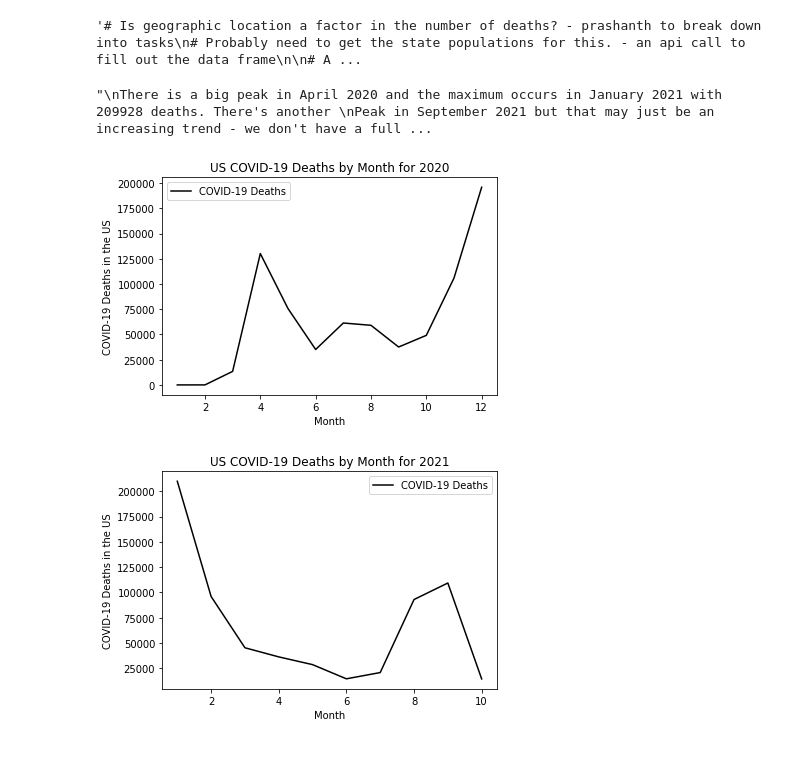
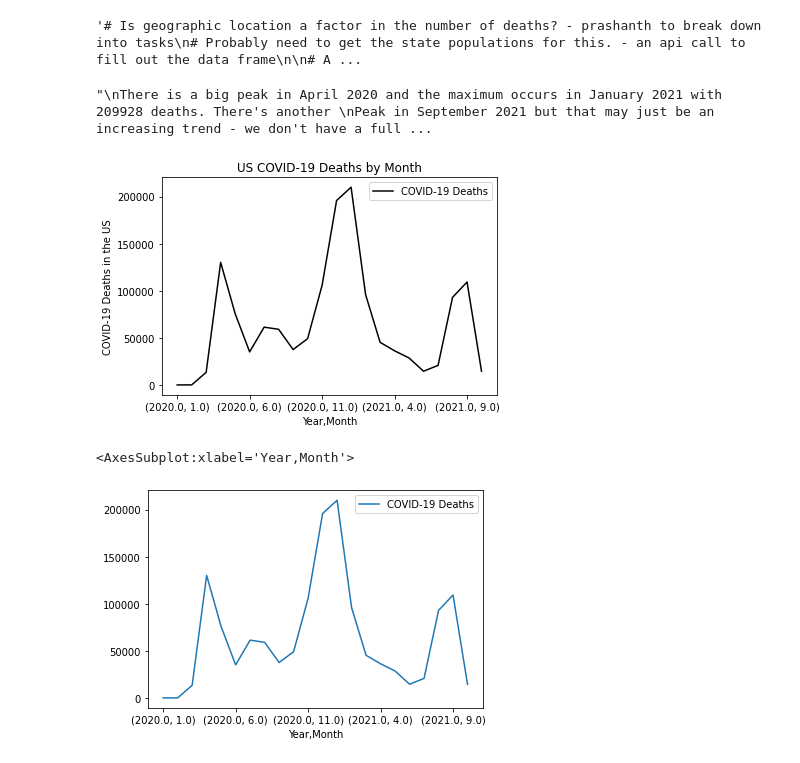
Before and after one commit to randallwvr90/Covid-Deaths-Analysis, a Jupyter notebook: Initial_AgeAndSex.ipynb, the cells around one changed output. Cells and saved outputs as stored; diff of their text form; code cells hidden in the pictures.

```diff
--- a/Initial_AgeAndSex.ipynb
+++ b/Initial_AgeAndSex.ipynb
@@ -172,37 +172,32 @@ placeholder
 # %%
 # Time - what period was the peak of covid mortality?
 # How many waves were there?
 
 # Tasks:
 # Create a dataframe for covid-19 death count by months - Randy
 # There's probably a cleaner way to to it but I'm going to make a df for 2020 and another one for 2021
-ageSex2020DF = ageSexDF.loc[ageSexDF["Year"] == 2020]
-ageSex2021DF = ageSexDF.loc[ageSexDF["Year"] == 2021]
-monthlyDeaths2020DF = pd.DataFrame(ageSex2020DF.groupby(by="Month").sum() ["COVID-19 Deaths"])
-monthlyDeaths2021DF = pd.DataFrame(ageSex2021DF.groupby(by="Month").sum() ["COVID-19 Deaths"])
-monthlyDeaths2020DF
 
-# Draw a line chart (Year-Monnth Vs. Covid-19 Death count) - Randy
-monthlyDeaths2020DF.plot(color = 'black')
+monthlyDeathsDF = pd.DataFrame(ageSexDF.groupby(by=["Year","Month"]).sum() ["COVID-19 Deaths"])
+monthlyDeathsDF.plot(color = 'black')
 plt.ylabel("COVID-19 Deaths in the US")
-plt.title("US COVID-19 Deaths by Month for 2020")
-plt.savefig("Charts/covid_19_deaths_by_month_2020_line.png")
+plt.title("US COVID-19 Deaths by Month")
+plt.savefig("Charts/covid_19_deaths_by_month_line.png")
 
 
-
-monthlyDeaths2021DF.plot(color = 'black')
-plt.ylabel("COVID-19 Deaths in the US")
-plt.title("US COVID-19 Deaths by Month for 2021")
-plt.savefig("Charts/covid_19_deaths_by_month_2021_line.png")
 
 # Analyze and summarize the findings -  Determine the peaks in the death count by examining the line chart - Randy
 '''
 There is a big peak in April 2020 and the maximum occurs in January 2021 with 209928 deaths. There's another
 Peak in September 2021 but that may just be an increasing trend - we don't have a full month of data for October 2021 yet.
 '''
 
-# to do: change x axis labels to the actual month names, add y axis title, save plots
+# to do: change x axis labels to the actual month names, add y axis title, save plots, fill under the line with color?
 # %% [output]
 "\nThere is a big peak in April 2020 and the maximum occurs in January 2021 with 209928 deaths. There's another \nPeak in September 2021 but that may just be an increasing trend - we don't have a full ...
-[figure, old version]
+[figure, new version]
-[figure, removed]
+# %%
+monthlyDeathsDF = pd.DataFrame(ageSexDF.groupby(by=["Year","Month"]).sum() ["COVID-19 Deaths"])
+monthlyDeathsDF.plot()
+# %% [output]
+<AxesSubplot:xlabel='Year,Month'>
+[figure, added]
```
Also changed, not shown: 3 other files.
